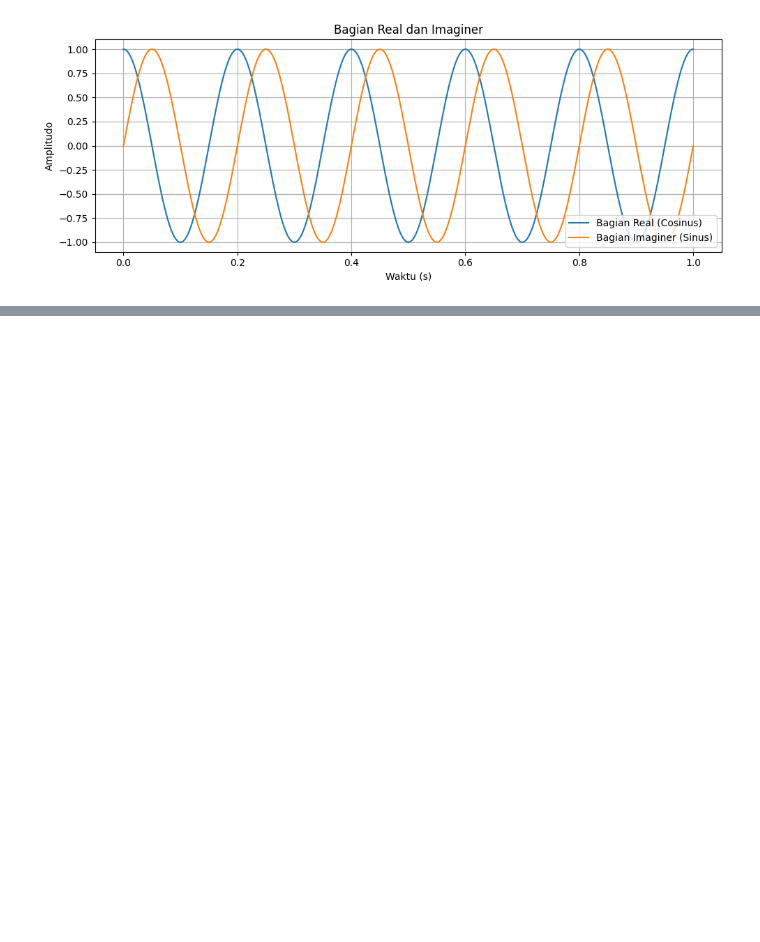
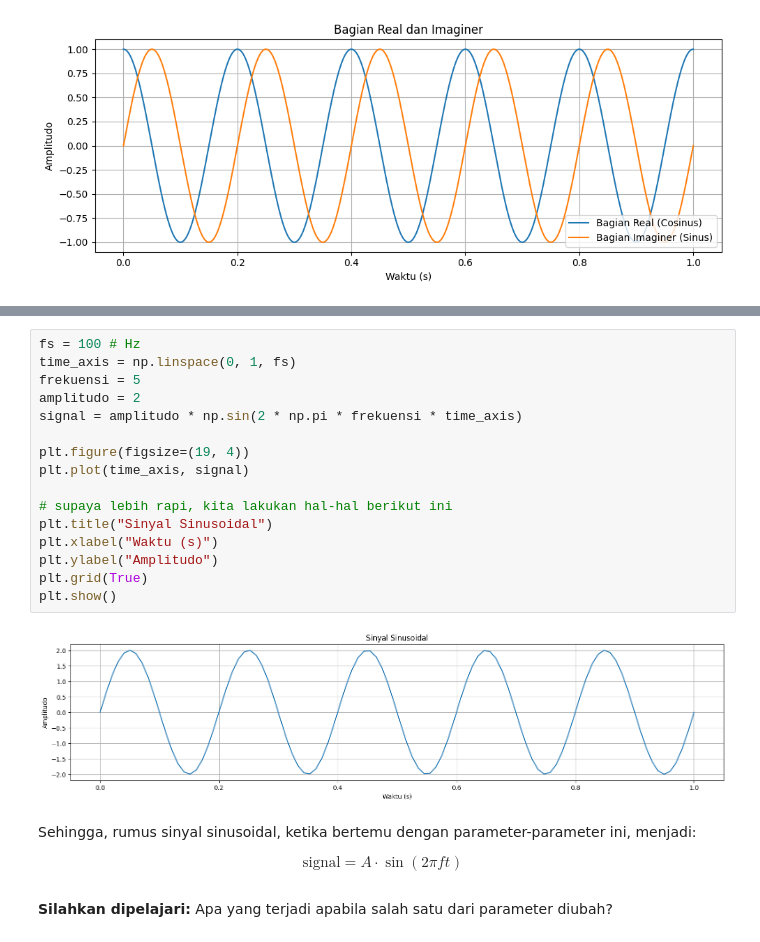
Before and after one commit to informatika-itera/if3024-handson, a Jupyter notebook: 0_working_with_signal.ipynb, the cells around one changed output, grey strips where cells are left out. Saved outputs shown, nothing was run; the diff lists cells and outputs as text; blank space fills up the shorter version.

```diff
--- a/0_working_with_signal.ipynb
+++ b/0_working_with_signal.ipynb
@@ -153,0 +211,27 @@ plt.show()
+# %%
+fs = 100 # Hz
+time_axis = np.linspace(0, 1, fs)
+frekuensi = 5
+amplitudo = 2
+signal = amplitudo * np.sin(2 * np.pi * frekuensi * time_axis)
+
+plt.figure(figsize=(19, 4))
+plt.plot(time_axis, signal)
+
+# supaya lebih rapi, kita lakukan hal-hal berikut ini
+plt.title("Sinyal Sinusoidal")
+plt.xlabel("Waktu (s)")
+plt.ylabel("Amplitudo")
+plt.grid(True)
+plt.show()
+# %% [output]
+[figure, added]
+# %% [markdown]
+Sehingga, rumus sinyal sinusoidal, ketika bertemu dengan parameter-parameter ini, menjadi:
+
+$$
+\text{signal} = A \cdot \sin (2 \pi f t)
+$$
+# %% [markdown]
+**Silahkan dipelajari:**
+Apa yang terjadi apabila salah satu dari parameter diubah?
```
Also changed, not shown: parts of 26 cells of this notebook, 2 other files.
